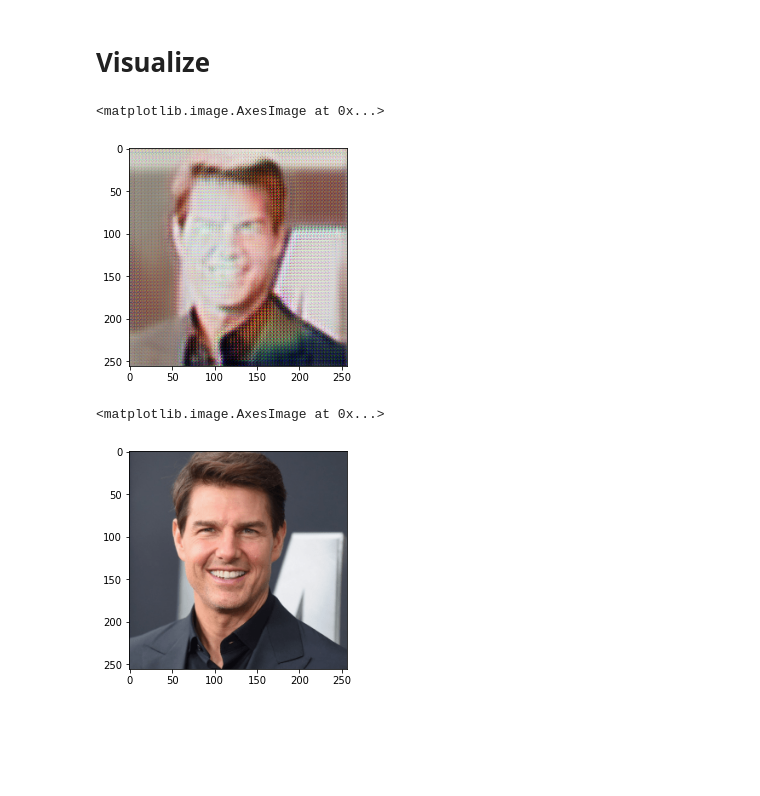
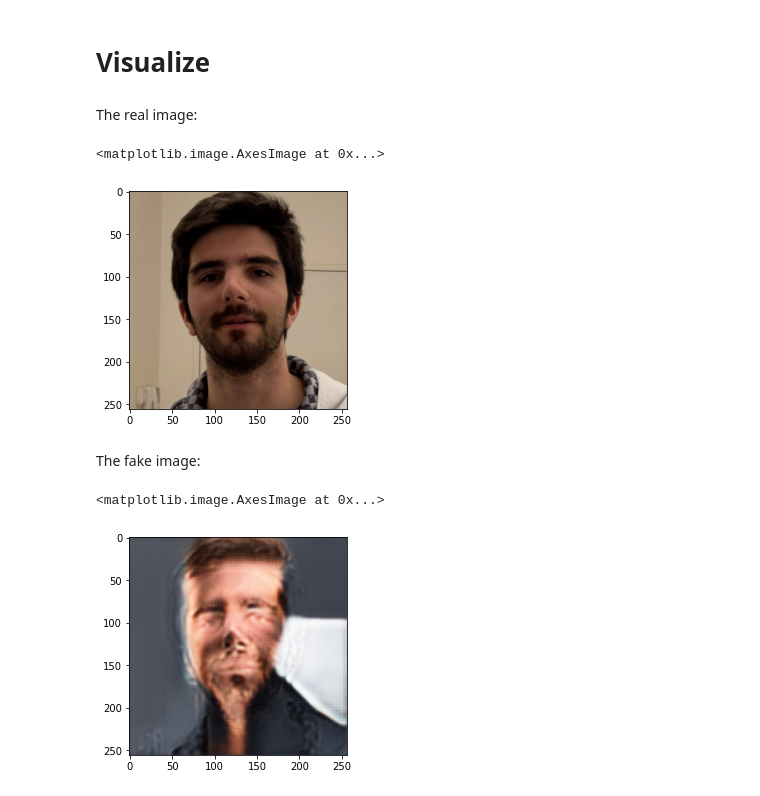
Before and after one commit to tomchol/cyclegan-deepfake, a Jupyter notebook: CycleGAN.ipynb, the cells around one changed output. Drawn from its saved outputs; the diff is of its cells as text; code cells hidden in the pictures; blank space fills up the shorter version.

Commit message:
trained cyclegan on caillet2cruise

```diff
--- a/CycleGAN.ipynb
+++ b/CycleGAN.ipynb
@@ -126,18 +148,22 @@ processing (0000)-th image... ['datasets/tomcruise/testA/image_A.png']
 # %% [markdown]
 # Visualize
+# %% [markdown]
+The real image:
 # %%
 import matplotlib.pyplot as plt
 
-img = plt.imread('./results/tomcruise/test_latest/images/image_A_fake.png')
+img = plt.imread('./results/caillet2cruise/test_latest/images/001_real.png')
 plt.imshow(img)
 # %% [output]
 <matplotlib.image.AxesImage at 0x...>
-[figure, old version]
+[figure, new version]
+# %% [markdown]
+The fake image:
 # %%
 import matplotlib.pyplot as plt
 
-img = plt.imread('./results/tomcruise/test_latest/images/image_A_real.png')
+img = plt.imread('./results/caillet2cruise_pretrained/test_latest/images/001_fake.png')
 plt.imshow(img)
 # %% [output]
 <matplotlib.image.AxesImage at 0x...>
-[figure, old version]
+[figure, new version]
```
Also changed, not shown: parts of 12 cells of this notebook.
